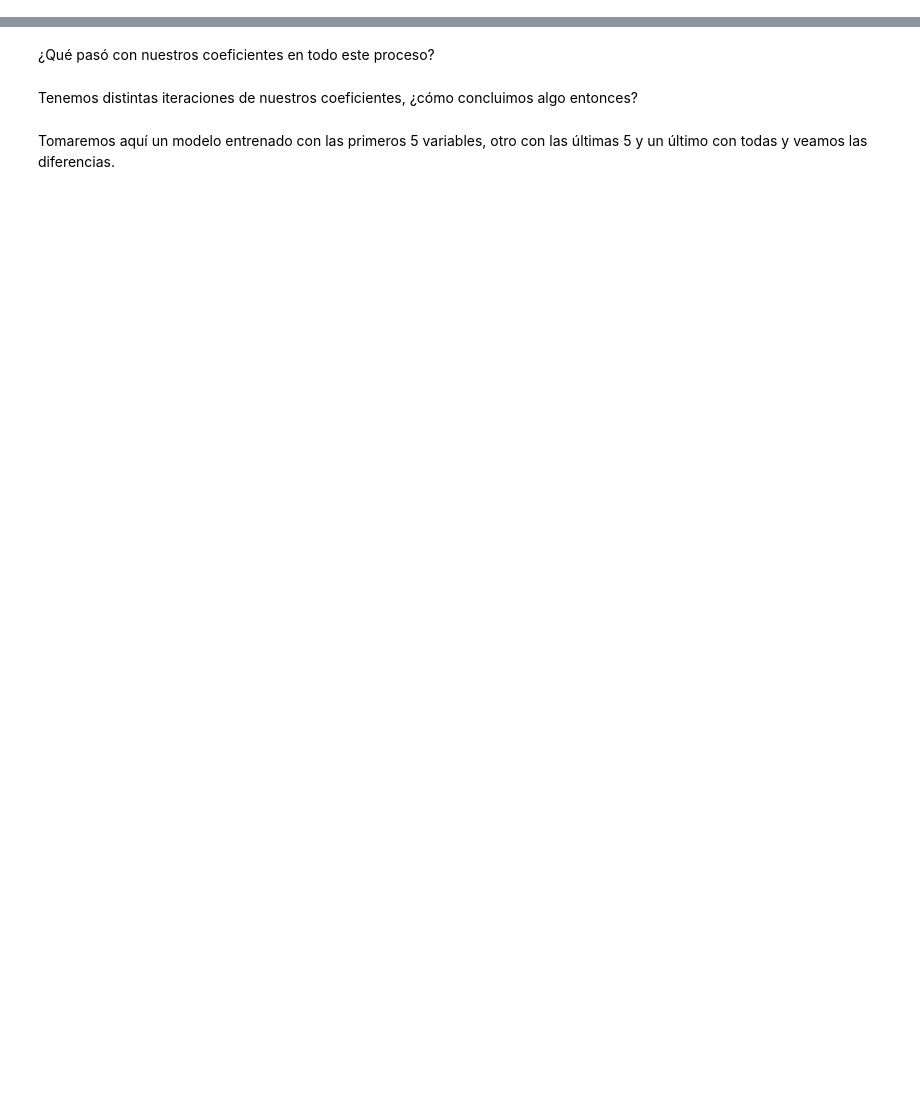
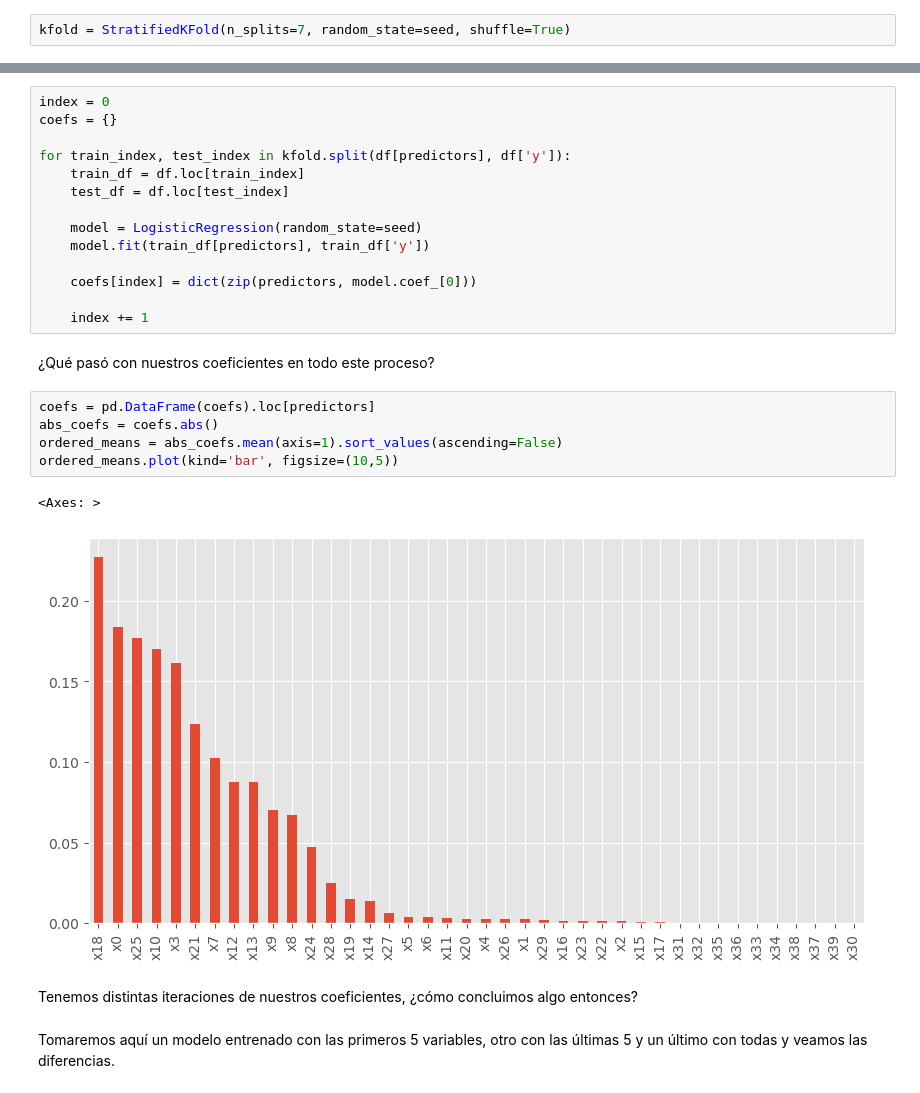
Before and after one commit to HectorH06/Data-Proc-Lab, a Jupyter notebook: Material/clase_9,0_012021.ipynb, the cells around one changed output, grey strips where cells are left out. Cells and saved outputs as stored; diff of their text form; blank space fills up the shorter version.

```diff
--- a/Material/clase_9,0_012021.ipynb
+++ b/Material/clase_9,0_012021.ipynb
@@ -202,7 +198,31 @@ Usaremos entonces una estrategia de Kfold estratificada combinada con una regres
+# %%
+kfold = StratifiedKFold(n_splits=7, random_state=seed, shuffle=True)
 # %% [markdown]
 Iteremos sobre nuestro frame generando set de _train_ y set de _test_ respecto de nuestros datos.
+# %%
+index = 0
+coefs = {}
+
+for train_index, test_index in kfold.split(df[predictors], df['y']):
+    train_df = df.loc[train_index]
+    test_df = df.loc[test_index]
+
+    model = LogisticRegression(random_state=seed)
+    model.fit(train_df[predictors], train_df['y'])
+
+    coefs[index] = dict(zip(predictors, model.coef_[0]))
+
+    index += 1
 # %% [markdown]
 ¿Qué pasó con nuestros coeficientes en todo este proceso?
+# %%
+coefs = pd.DataFrame(coefs).loc[predictors]
+abs_coefs = coefs.abs()
+ordered_means = abs_coefs.mean(axis=1).sort_values(ascending=False)
+ordered_means.plot(kind='bar', figsize=(10,5))
+# %% [output]
+<Axes: >
+[figure, added]
 # %% [markdown]
 Tenemos distintas iteraciones de nuestros coeficientes, ¿cómo concluimos algo entonces?
 # %% [markdown]
```
Also changed, not shown: parts of 9 cells of this notebook.
